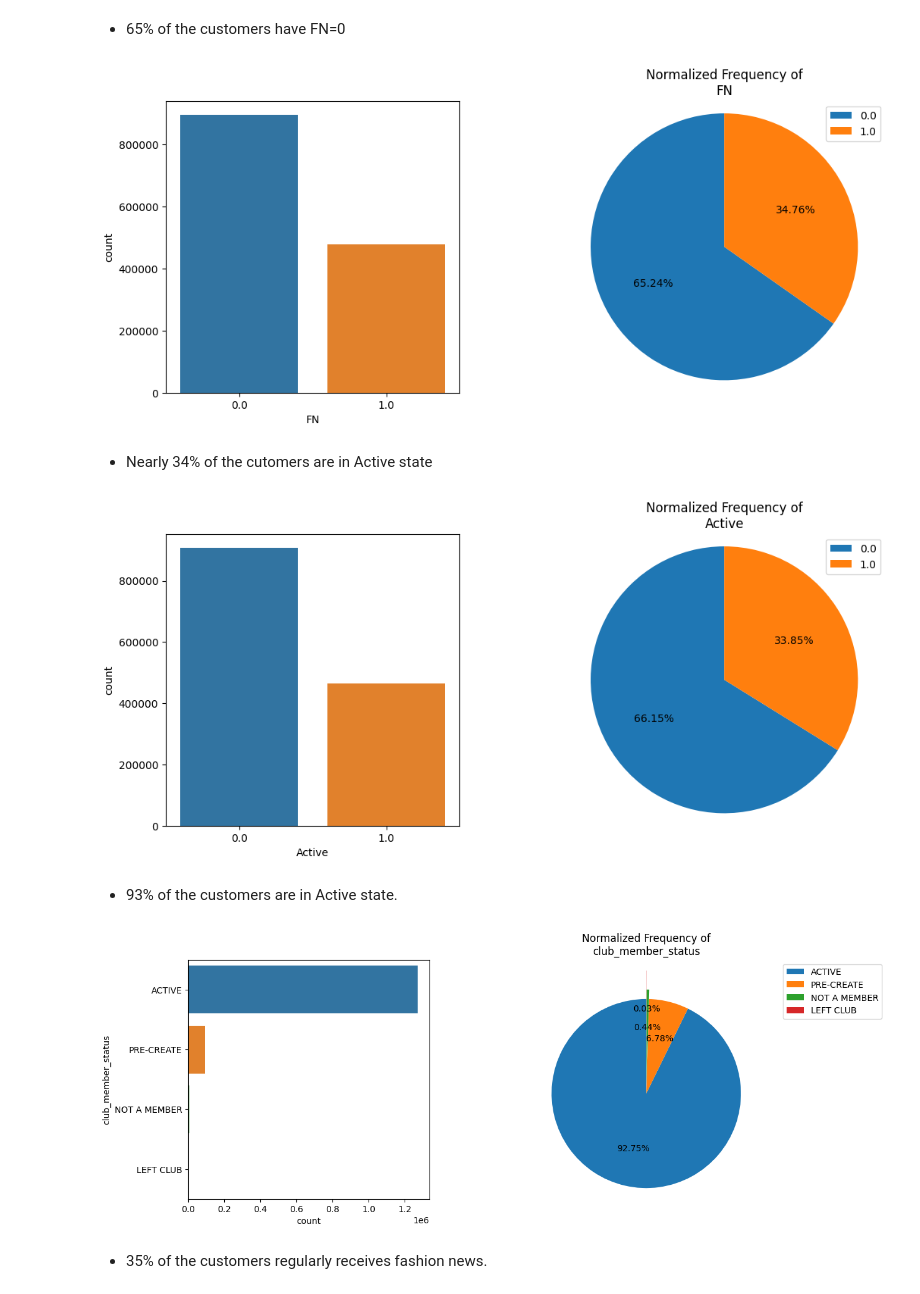
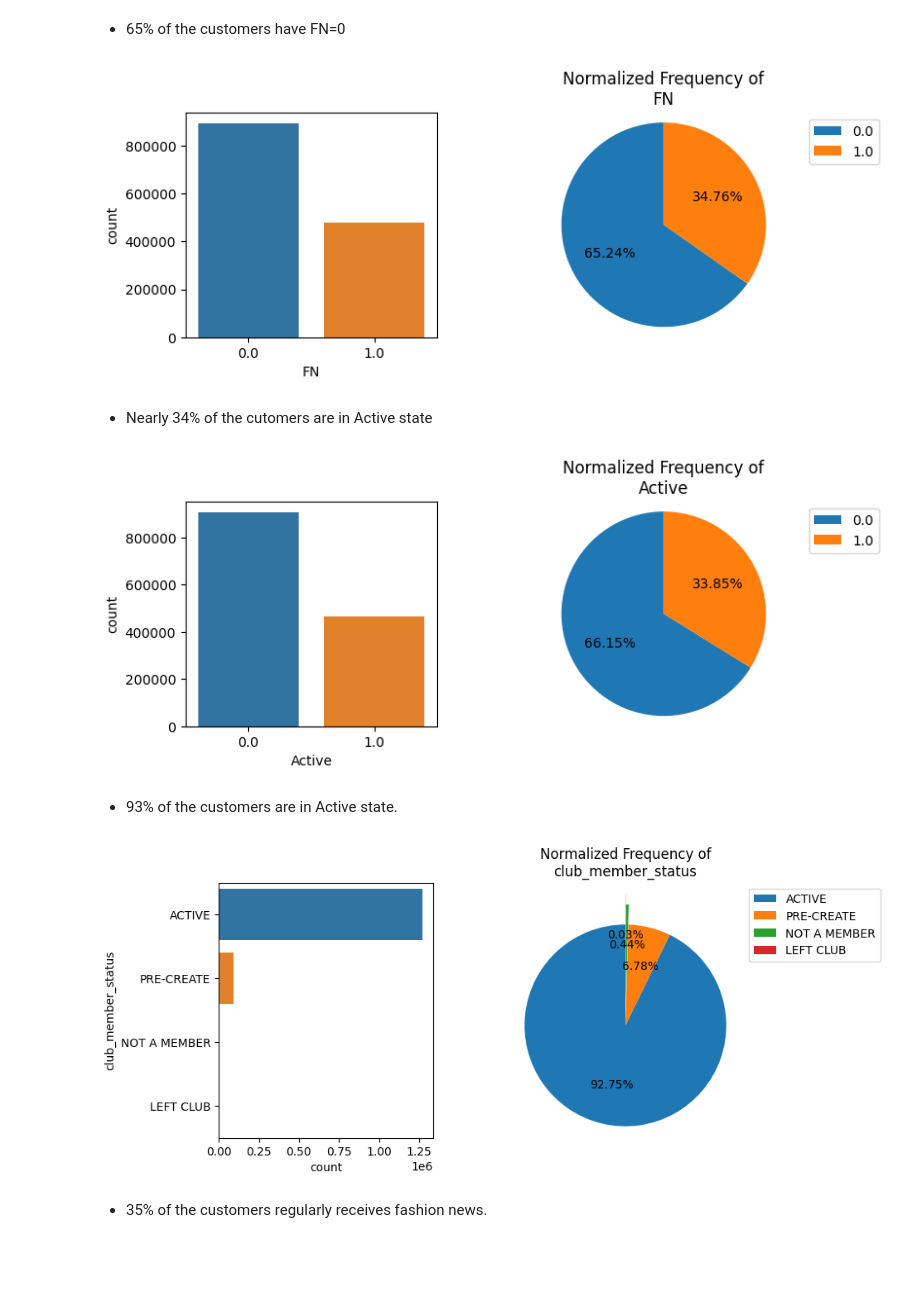
Before and after one commit to VishalRepos/personalized-fashion-recommendations, a Jupyter notebook: experiment/Chinthalanka/UoM23DMMScG04-239375E-EDA.ipynb, the cells around one changed output. Saved outputs shown, nothing was run; the diff lists cells and outputs as text; code cells hidden in the pictures; blank space fills up the shorter version.

```diff
--- a/experiment/Chinthalanka/UoM23DMMScG04-239375E-EDA.ipynb
+++ b/experiment/Chinthalanka/UoM23DMMScG04-239375E-EDA.ipynb
@@ -314,32 +340,32 @@ mergd_df.head()
 # %%
 feature = 'FN'
 unique_id = 'customer_id'
 
-fig1, axes1 = plt.subplots(1, 2, figsize=(12,5))
+fig1, axes1 = plt.subplots(1, 2, figsize=(8,3))
 fig1.subplots_adjust(hspace=0.4, wspace=0.4)
 
 count_plot(x=feature, dataframe=cust_df, ax=axes1[0])
 
 grouped_df = cust_df.groupby([feature])[[unique_id]].count()
 grouped_df.rename(columns={unique_id: 'Count'}, inplace=True)
 grouped_df['Percentage'] = round(100*grouped_df['Count']/grouped_df['Count'].sum(), 2)
 grouped_df.sort_values(by=['Percentage'], ascending=False, inplace=True)
 
 axes1[1].pie(grouped_df['Count'].values, autopct='%1.2f%%', shadow=False, startangle=90)
 axes1[1].axis('equal')
 axes1[1].legend(labels=grouped_df['Count'].index, bbox_to_anchor=(1.05, 1))
 axes1[1].title.set_text('Normalized Frequency of\n{}'.format(feature))
 
 plt.show()
 # %% [output]
-[figure, old version]
+[figure, new version]
 # %% [markdown]
 * Nearly 34% of the cutomers are in Active state
 # %%
 feature = 'Active'
 unique_id = 'customer_id'
 
-fig1, axes1 = plt.subplots(1, 2, figsize=(12,5))
+fig1, axes1 = plt.subplots(1, 2, figsize=(8,3))
 fig1.subplots_adjust(hspace=0.4, wspace=0.4)
 
 count_plot(x=feature, dataframe=cust_df, ax=axes1[0])
@@ -356,14 +382,14 @@ axes1[1].title.set_text('Normalized Frequency of\n{}'.format(feature))
 
 plt.show()
 # %% [output]
-[figure, old version]
+[figure, new version]
 # %% [markdown]
 * 93% of the customers are in Active state.
 # %%
 feature = 'club_member_status'
 unique_id = 'customer_id'
 
-fig1, axes1 = plt.subplots(1, 2, figsize=(12,5))
+fig1, axes1 = plt.subplots(1, 2, figsize=(8,4))
 fig1.subplots_adjust(hspace=0.4, wspace=0.4)
 
 count_plot(x=feature, dataframe=cust_df, ax=axes1[0], mode='horizontal')
@@ -373,14 +399,14 @@ grouped_df.rename(columns={unique_id: 'Count'}, inplace=True)
 grouped_df['Percentage'] = round(100*grouped_df['Count']/grouped_df['Count'].sum(), 2)
 grouped_df.sort_values(by=['Percentage'], ascending=False, inplace=True)
 
-axes1[1].pie(grouped_df['Count'].values, autopct='%1.2f%%', shadow=False, startangle=90, explode=(0, 0, 0.1, 0.3))
+axes1[1].pie(grouped_df['Count'].values, autopct='%1.2f%%', shadow=False, startangle=90, explode=(0, 0, 0.2, 0.3))
 axes1[1].axis('equal')
 axes1[1].legend(labels=grouped_df['Count'].index, bbox_to_anchor=(1.05, 1))
 axes1[1].title.set_text('Normalized Frequency of\n{}'.format(feature))
 
 plt.show()
 # %% [output]
-[figure, old version]
+[figure, new version]
 # %% [markdown]
 * 35% of the customers regularly receives fashion news.
 # %%
```
Also changed, not shown: parts of 23 cells of this notebook.
